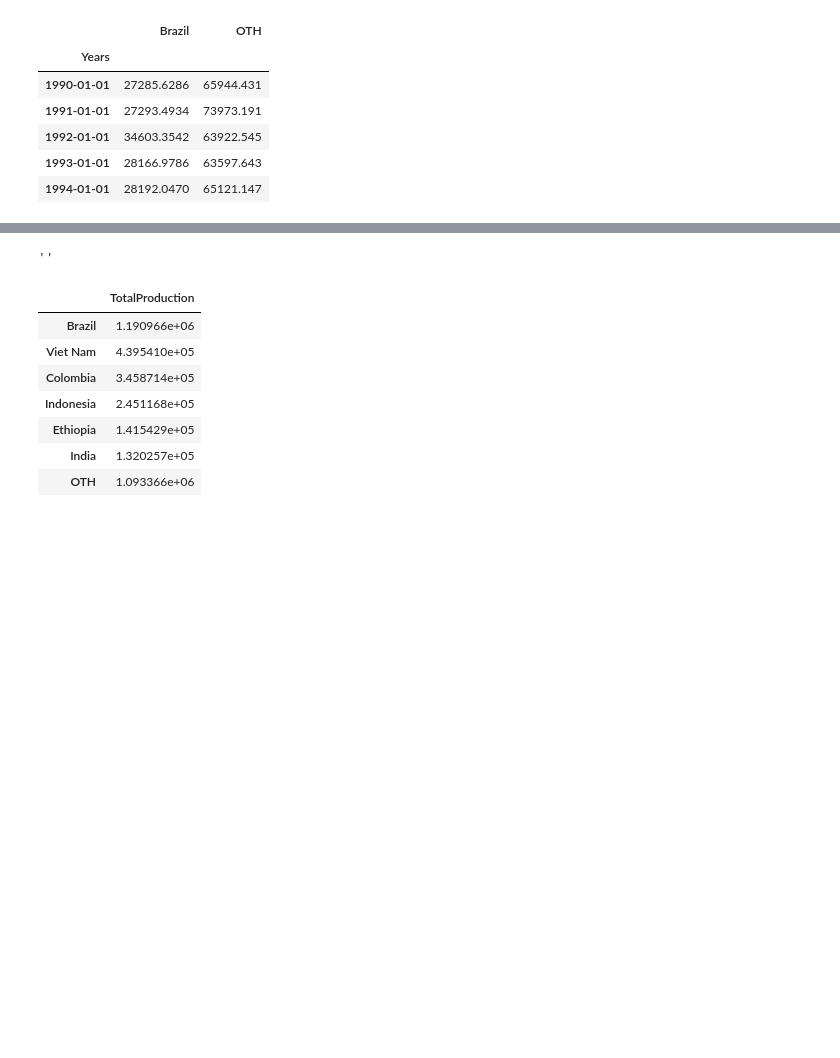
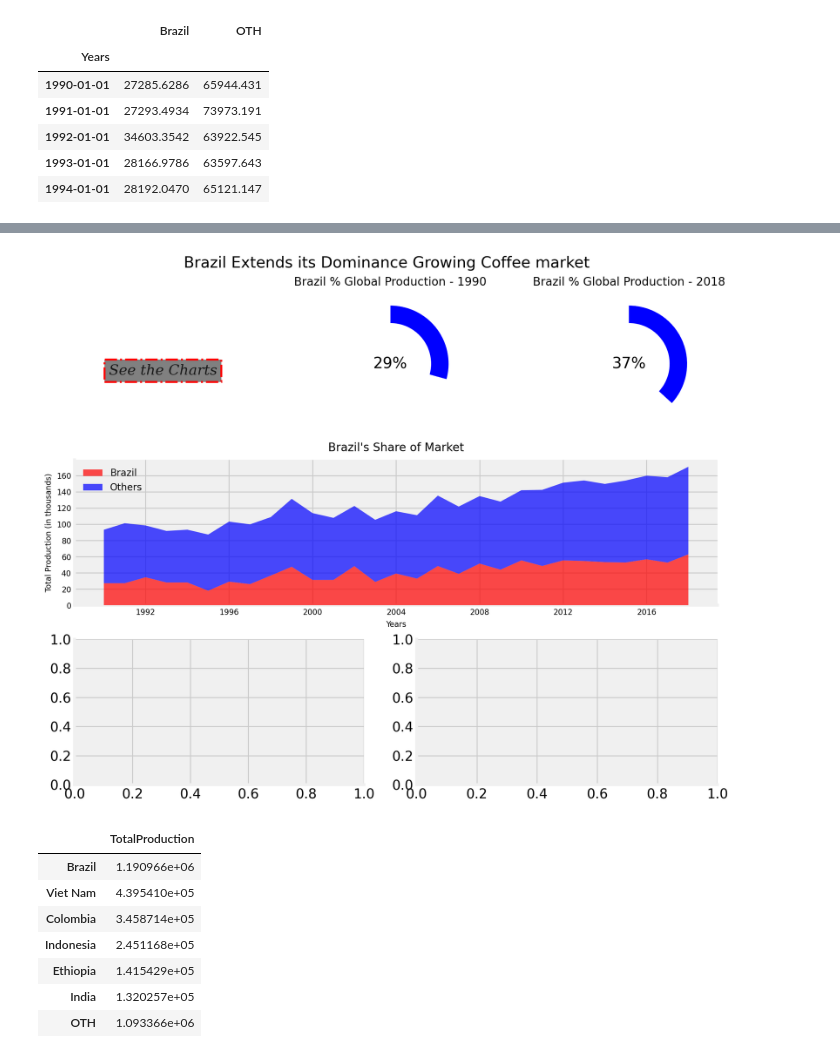
Before and after one commit to ali-can-turan/ibm-data-analyst-mini-projects, a Jupyter notebook: coffee_project_part2.ipynb, the cells around one changed output, grey strips where cells are left out. Saved outputs shown, nothing was run; the diff lists cells and outputs as text; code cells hidden in the pictures; blank space fills up the shorter version.

```diff
--- a/coffee_project_part2.ipynb
+++ b/coffee_project_part2.ipynb
@@ -164,33 +165,32 @@ for i, item in enumerate(texts):
 # %%
 ax4.stackplot(
 	brazil_vs_others.index,
 	brazil_vs_others["Brazil"] / 1000,
 	brazil_vs_others["OTH"] / 1000,
 
 	colors=("r", "b"),
 	# edgecolor="0.0",
 	# linewidth=1,
 
 	# hatch="x",
 	baseline="zero",
 	zorder=3,
 
 	alpha=0.7,
 	labels=["Brazil", "Others"]
 )
 
 ax4.legend(frameon=False, fontsize=10)
 ax4.set_title("Brazil's Share of Market", y=1.02, fontsize=12)
 ax4.set_xlabel(brazil_vs_others.index.name, fontsize=8)
 ax4.set_ylabel("Total Production (in thousands)", fontsize=8)
 ax4.tick_params(labelsize=8)
 
 # plt.gca().spines['top'].set_visible(False)
 # plt.gca().spines['right'].set_visible(False)
-# display(fig);
-;
+display(fig);
 # %% [output]
-''
+[figure, added]
 # %%
 coffee_production_top5_2018 = pd.concat(
 	[
```
Also changed, not shown: parts of 7 cells of this notebook.
